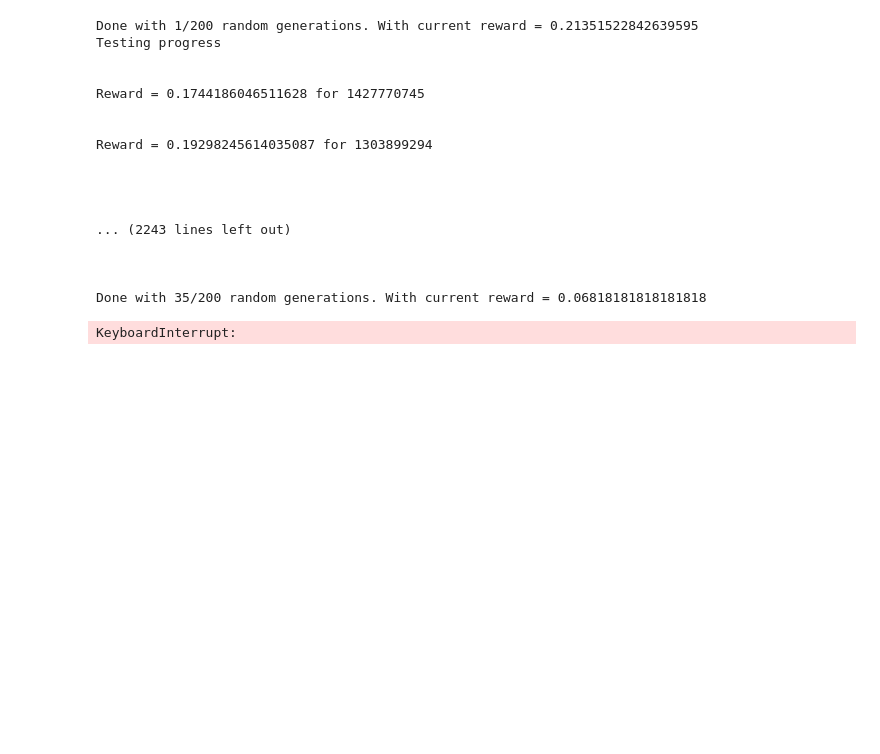
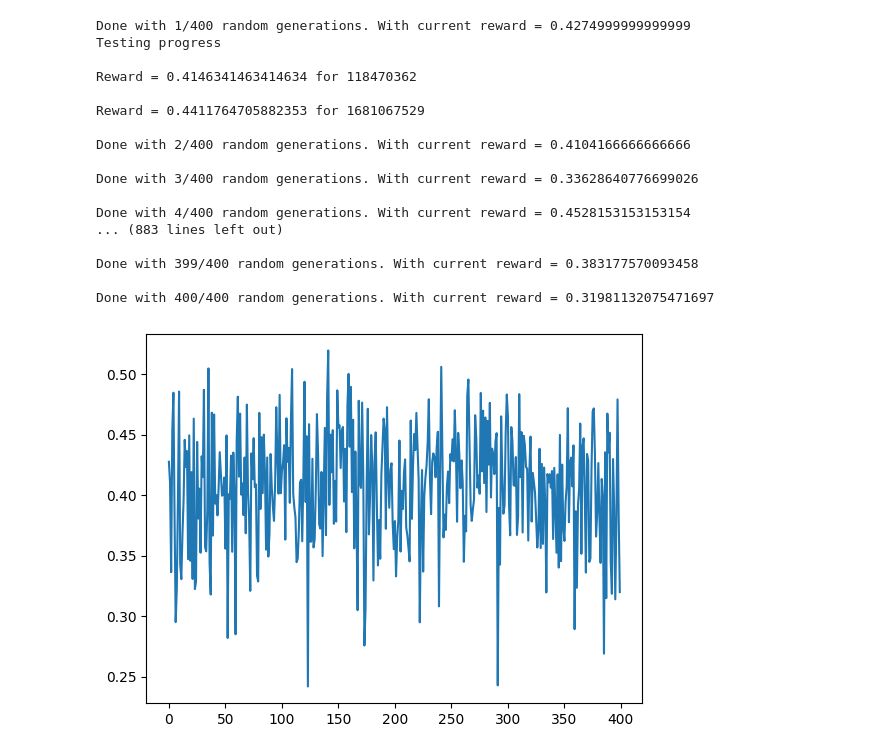
Before and after one commit to Board-of-Project/Kites_Anish_Rag, a Jupyter notebook: trainer.ipynb, the cells around one changed output. Cells and saved outputs as stored; diff of their text form; code cells hidden in the pictures; blank space fills up the shorter version.

```diff
--- a/trainer.ipynb
+++ b/trainer.ipynb
@@ -145,51 +145,51 @@ CoRRL.W3 = save_data["W3"].copy()
 # training
 if __name__ == "__main__":
 	rng = np.random.default_rng()
-	seeds_vec = rng.integers(low=1, high=2**31, size=2)
+	seeds_vec = rng.integers(low=12141, high=2**31, size=2)
 
 	all_rewards = []
-	how_many_assem = 200
+	how_many_assem = 400
 	for i in range(how_many_assem):
-		lines = int(100 + 100 * ((i+1)/how_many_assem))
+		lines = 50
 		adjmatrix, me_vector = bring_shit(lines)
 
 		# curr_reward = reward(CoRRL, me_vector, adjmatrix)
 
-		curr_reward = es_step(CoRRL, me_vector=me_vector, adjmatrix=adjmatrix, N=64)
+		curr_reward = es_step(CoRRL, me_vector=me_vector, adjmatrix=adjmatrix, N=80)
 		all_rewards.append(curr_reward)
 
 		print(f"Done with {i+1}/{how_many_assem} random generations. With current reward = {curr_reward}")
 
 
 		if i%20 == 0:
 			print("Testing progress")
 			for seed in seeds_vec:
 				adjmatrix, me_vector = bring_shit(100, int(seed))
 				curr_reward = eval_candidate((get_weights(CoRRL), adjmatrix, me_vector, 0))
 				print(f"Reward = {curr_reward} for {seed}")
 
 
 	plt.plot(all_rewards)
 	plt.show()
 # %% [output]
-Done with 1/200 random generations. With current reward = 0.21351522842639595
+Done with 1/400 random generations. With current reward = 0.4274999999999999
 Testing progress
 
+Reward = 0.4146341463414634 for 118470362
 
-Reward = 0.1744186046511628 for 1427770745
+Reward = 0.4411764705882353 for 1681067529
 
+Done with 2/400 random generations. With current reward = 0.4104166666666666
 
-Reward = 0.19298245614035087 for 1303899294
+Done with 3/400 random generations. With current reward = 0.33628640776699026
 
+Done with 4/400 random generations. With current reward = 0.4528153153153154
+... (883 lines left out)
 
+Done with 399/400 random generations. With current reward = 0.383177570093458
 
-
-... (2243 lines left out)
-
-
-
-Done with 35/200 random generations. With current reward = 0.06818181818181818
+Done with 400/400 random generations. With current reward = 0.31981132075471697
-KeyboardInterrupt:
+[figure, added]
 # %%
 data= np.array(all_rewards)
 print(np.mean(data))
```
Also changed, not shown: parts of 5 cells of this notebook, 23 other files.
